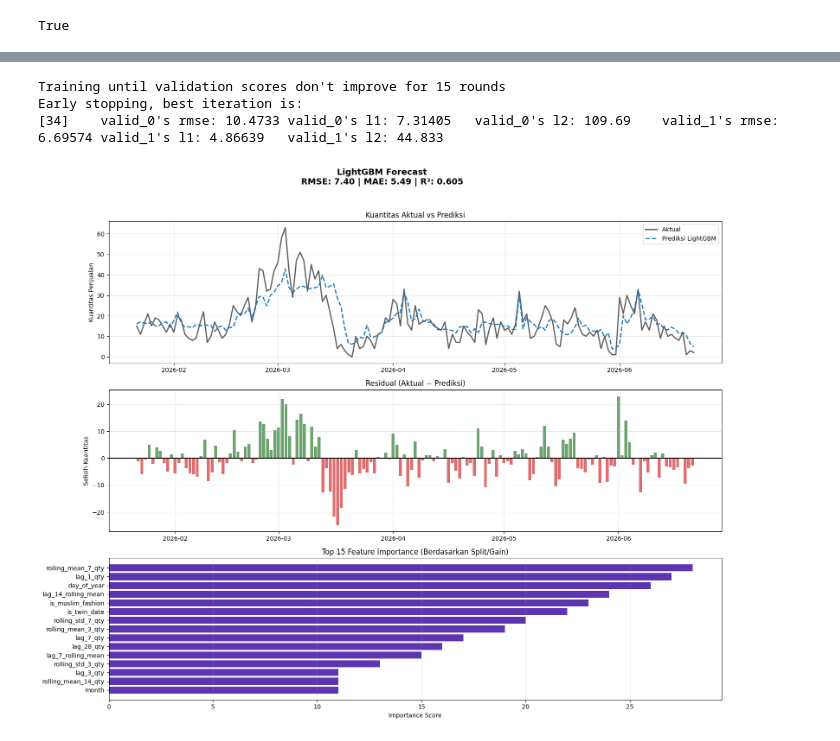
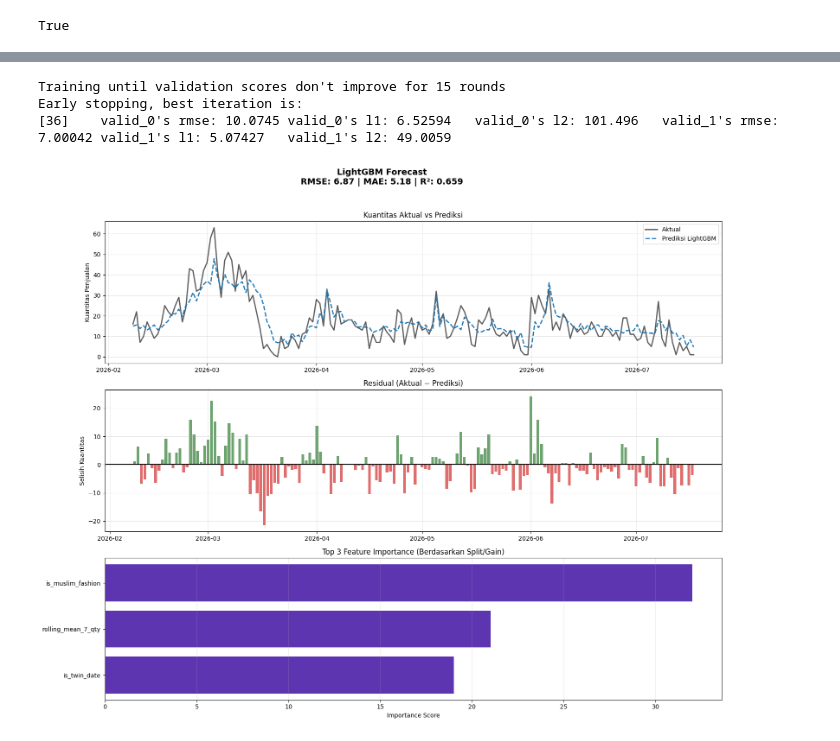
Before and after one commit to giastahmad/lamiah-analytics, a Jupyter notebook: ml_models/train_model.ipynb, the cells around one changed output, grey strips where cells are left out. Drawn from its saved outputs; the diff is of its cells as text; code cells hidden in the pictures.

```diff
--- a/ml_models/train_model.ipynb
+++ b/ml_models/train_model.ipynb
@@ -53,8 +54,8 @@ df = fetch()
 # %%
 query = """
     SELECT
-        date AS order_date, days_name, month, is_weekend,
-        is_twin_date, is_payday, is_ramadhan
+        date AS order_date, month,
+        is_twin_date, is_ramadhan
     FROM date_dimension
     WHERE date BETWEEN '2024-01-01' AND '2026-12-31'
 """
@@ -77,35 +78,21 @@ df = df.fillna({
 # %%
 df["rolling_mean_3_qty"] = df["quantity"].rolling(window=3, min_periods=1, closed="left").mean()
 df["rolling_mean_7_qty"] = df["quantity"].rolling(window=7, min_periods=1, closed="left").mean()
-df["rolling_mean_14_qty"] = df["quantity"].rolling(window=14, min_periods=1, closed="left").mean()
-df["rolling_mean_30_qty"] = df["quantity"].rolling(window=30, min_periods=1, closed="left").mean()
 
-df["rolling_std_3_qty"] = df["quantity"].rolling(window=3, min_periods=1, closed="left").std()
 df["rolling_std_7_qty"] = df["quantity"].rolling(window=7, min_periods=1, closed="left").std()
 
 df["lag_1_qty"] = df["quantity"].shift(1)
 df["lag_3_qty"] = df["quantity"].shift(3)
 df["lag_7_qty"] = df["quantity"].shift(7)
-df["lag_21_qty"] = df["quantity"].shift(21)
-df["lag_28_qty"] = df["quantity"].shift(28)
 
 df["lag_7_rolling_mean"] = df["rolling_mean_7_qty"].shift(7)
-df["lag_14_rolling_mean"] = df["rolling_mean_14_qty"].shift(14)
 
 df = df.dropna().reset_index(drop=True)
 # %%
-df["payday_weekend"] = df["is_payday"] * df["is_weekend"]
-df["ramadhan_twin"] = df["is_ramadhan"] * df["is_twin_date"]
 df["day_of_year"] = df["order_date"].dt.dayofyear
-df["week_of_year"] = df["order_date"].dt.isocalendar().week.astype(int)
-
-df["is_month_end"] = df["order_date"].dt.is_month_end.astype(int)
 df["is_month_start"] = df["order_date"].dt.is_month_start.astype(int)
 # %%
-cat_cols = ["days_name", "month"]
-
-for col in cat_cols:
-    df[col] = df[col].astype("category")
+df["month"] = df["month"].astype("category")
 # %%
 x_axis = df["order_date"]
 y_axis = df["quantity"]
@@ -158,26 +145,6 @@ split_index = int(len(df) * 0.8)
 X_train, X_test = features.iloc[:split_index], features.iloc[split_index:]
 y_train, y_test = target.iloc[:split_index], target.iloc[split_index:]
 
-# fixed_params = {
-#     "n_estimators": 500,
-#     "learning_rate": 0.01,
-#     "subsample": 0.7,
-#     "colsample_bytree": 0.7,
-#     "reg_alpha": 1.5,
-#     "reg_lambda": 1.5,
-#     "random_state": 42,
-#     "verbose": -1
-# }
-
-# fixed_params = {
-#     "n_estimators": 500,
-#     "learning_rate": 0.01,
-#     "random_state": 42,
-#     "subsample": 0.7,
-#     "colsample_bytree": 0.7,
-#     "verbose": -1
-# }
-
 
 fixed_params = {
     "n_estimators": 100,
@@ -188,31 +155,15 @@ fixed_params = {
 
 model_base = lgb.LGBMRegressor(**fixed_params)
 
-# param_grid = {
-#     "num_leaves": [7, 10, 15],
-#     "max_depth": [3, 4, 5],
-#     "min_child_samples": [10, 15, 20]
-# }
-
 param_grid = [
-    {
-        "max_depth": [3],
-        "num_leaves": [5, 7],
-        "min_child_samples": [10, 15, 20]
-    },
-    {
-        "max_depth": [4, 5],
-        "num_leaves": [7, 10, 15],
-        "min_child_samples": [10, 15, 20]
-    }
+    {"max_depth": [3], "num_leaves": [5, 7], "min_child_samples": [10, 15, 20]},
+    {"max_depth": [4, 5], "num_leaves": [7, 10, 15], "min_child_samples": [10, 15, 20]},
 ]
 
-cat_cols = ["days_name", "month"]
-for col in cat_cols:
-    X_train[col] = X_train[col].astype(str)
-    X_test[col] = X_test[col].astype(str)
-    X_train[col] = X_train[col].astype("category")
-    X_test[col] = pd.Categorical(X_test[col], categories=X_train[col].cat.categories)
+X_train["month"] = X_train["month"].astype(str)
+X_test["month"] = X_test["month"].astype(str)
+X_train["month"] = X_train["month"].astype("category")
+X_test["month"] = pd.Categorical(X_test["month"], categories=X_train["month"].cat.categories)
 
 tscv = TimeSeriesSplit(n_splits=3)
 
@@ -238,7 +189,7 @@ best_model.fit(
     eval_set=[(X_val, y_val), (X_train, y_train)],
     eval_metric=["rmse", "mae"],
     callbacks=[
-        lgb.early_stopping(stopping_rounds=15)
+        lgb.early_stopping(stopping_rounds=15, verbose=True)
     ]
 )
 
@@ -257,7 +208,7 @@ train_pred = np.maximum(best_model.predict(X_train), 0)
 # %% [output]
 Training until validation scores don't improve for 15 rounds
 Early stopping, best iteration is:
-[34]    valid_0's rmse: 10.4733 valid_0's l1: 7.31405   valid_0's l2: 109.69    valid_1's rmse: 6.69574 valid_1's l1: 4.86639   valid_1's l2: 44.833
+[36]    valid_0's rmse: 10.0745 valid_0's l1: 6.52594   valid_0's l2: 101.496   valid_1's rmse: 7.00042 valid_1's l1: 5.07427   valid_1's l2: 49.0059
 # %%
 from sklearn.metrics import root_mean_squared_error
 
@@ -271,36 +222,36 @@ fig, axes = plt.subplots(3, 1, figsize=(16, 14))
 fig.suptitle(f"LightGBM Forecast\nRMSE: {rmse:.2f} | MAE: {mae:.2f} | R²: {r2:.3f}",
              fontsize=14, fontweight="bold", y=0.92)
 
 axes[0].plot(test_dates, y_test.values, label="Aktual", color="#333333", linewidth=2, alpha=0.8)
 axes[0].plot(test_dates, y_pred, label="Prediksi LightGBM", color="#1f77b4", linewidth=2, linestyle="--")
 axes[0].set_title("Kuantitas Aktual vs Prediksi", fontsize=12)
 axes[0].set_ylabel("Kuantitas Penjualan")
 axes[0].legend(loc="upper right", fontsize=10)
 axes[0].grid(True, alpha=0.3)
 
 residuals = y_test.values - y_pred
 colors = ["#2E7D32" if r >= 0 else "#D32F2F" for r in residuals]
 
 axes[1].bar(test_dates, residuals, color=colors, alpha=0.7, width=0.8)
 axes[1].axhline(0, color="black", linewidth=1.5)
 axes[1].set_title("Residual (Aktual − Prediksi)", fontsize=12)
 axes[1].set_ylabel("Selisih Kuantitas")
 axes[1].grid(True, alpha=0.3)
 
 importance_df = pd.DataFrame({
     "feature": X_train.columns,
     "importance": best_model.feature_importances_
-}).sort_values("importance", ascending=False).head(15)
+}).sort_values("importance", ascending=False).head(3)
 
 axes[2].barh(importance_df["feature"][::-1], importance_df["importance"][::-1], color="#5E35B1")
-axes[2].set_title("Top 15 Feature Importance (Berdasarkan Split/Gain)", fontsize=12)
+axes[2].set_title("Top 3 Feature Importance (Berdasarkan Split/Gain)", fontsize=12)
 axes[2].set_xlabel("Importance Score")
 axes[2].grid(True, alpha=0.3, axis="x")
 
 plt.tight_layout(rect=[0, 0, 1, 0.9])
 plt.show()
 # %% [output]
-[figure, old version]
+[figure, new version]
 # %%
 train_rmse = np.sqrt(mean_squared_error(y_train, train_pred))
 rmse = np.sqrt(mean_squared_error(y_test, y_pred))
```
Also changed, not shown: parts of 9 cells of this notebook, 5 other files.
